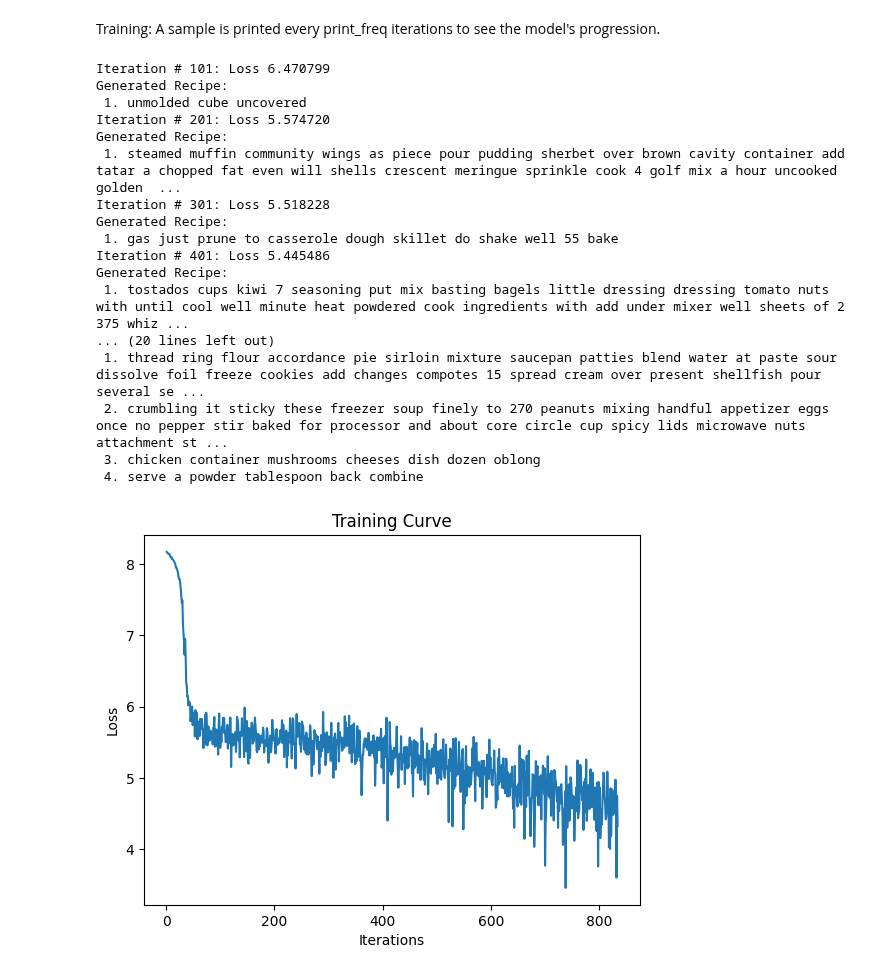
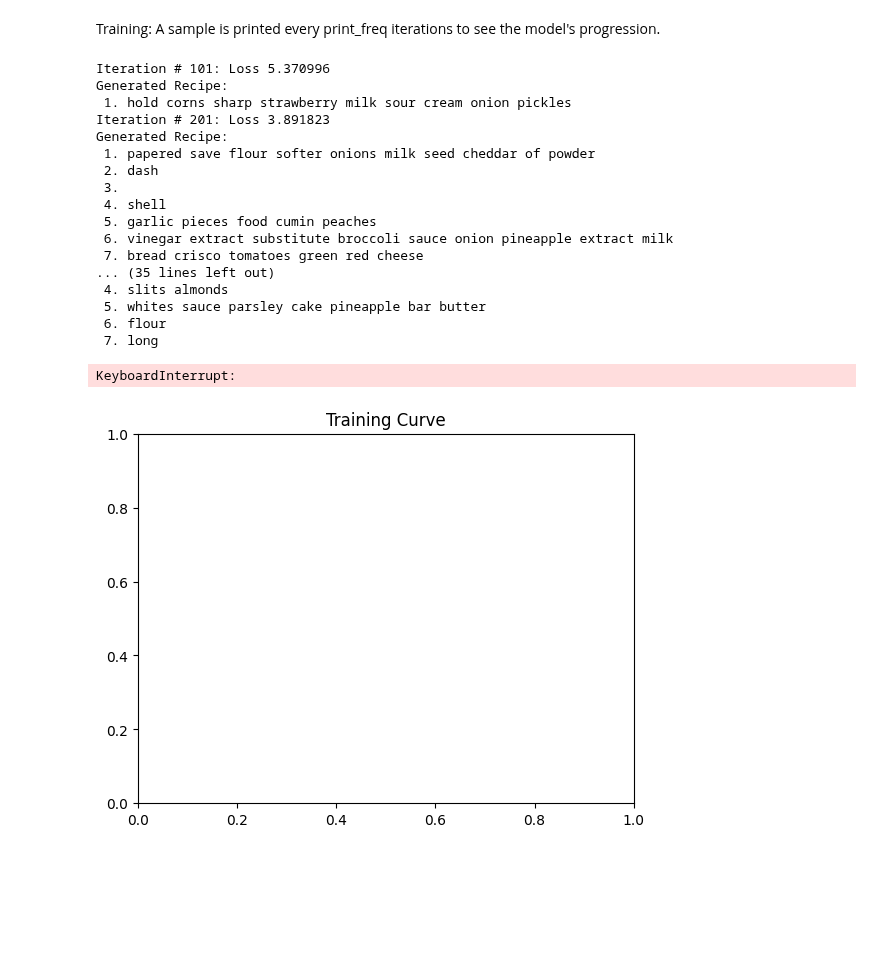
Before and after one commit to evan-ng/recipe, a Jupyter notebook: wordbaseline.ipynb, the cells around one changed output. Drawn from its saved outputs; the diff is of its cells as text; code cells hidden in the pictures; blank space fills up the shorter version.

Commit message:
Change word baseline to take ingredients as input

```diff
--- a/wordbaseline.ipynb
+++ b/wordbaseline.ipynb
@@ -46,6 +46,24 @@ baseline_vocab_itos = directions_field.vocab.itos
 baseline_vocab_size = len(directions_field.vocab.itos)
 print(baseline_vocab_size)
 print(directions_field.vocab.itos)
+
+# make data fields for ingredients
+ingredients_field = torchtext.data.Field(sequential=True,
+                                  tokenize=basic_english_normalize,
+                                  include_lengths=True,
+                                  batch_first=True,
+                                  use_vocab=True,
+                                  init_token="<BOS>",
+                                  eos_token="<EOS>")
+ing_fields = [('directions', None), ('ingredients', ingredients_field)]
+ingredients_data = torchtext.data.TabularDataset("./data/char_nlg_df.csv", "csv", ing_fields)
+ingredients_field.build_vocab(baseline_data)
+ingredients_field.vocab = torchtext.vocab.Vocab(directions_field.vocab.freqs, specials=['<unk>','<pad>', '<BOS>', '<EOS>', ';'])
+ingredients_vocab_stoi = ingredients_field.vocab.stoi
+ingredients_vocab_itos = ingredients_field.vocab.itos
+ingredients_vocab_size = len(ingredients_field.vocab.itos)
+print(ingredients_vocab_size)
+print(ingredients_field.vocab.itos)
 # %% [output]
 3502
 ['<unk>', '<pad>', '<BOS>', '<EOS>', ';', 'and', 'in', 'to', 'add', 'with', 'minutes', 'until', 'a', 'mix', 'for', '1', 'the', 'bake', 'at', 'of', 'into', '2', 'on', 'ingredients', 'sugar', 'over', 'o ...
@@ -116,59 +136,65 @@ def train_baseline(model, data, batch_size=1, num_epochs=1, lr=1e-3, print_freq=
     optimizer = torch.optim.Adam(model.parameters(), lr=lr)
     criterion = nn.CrossEntropyLoss()
     iter = 0
-    data_iter = torchtext.data.BucketIterator(data, batch_size=batch_size, sort_key=lambda x: len(x.directions), sort_within_batch=True)
+    #data_iter = torchtext.data.BucketIterator(data, batch_size=batch_size, sort_key=lambda x: len(x.directions), sort_within_batch=True)
+    data_iter = torchtext.data.BucketIterator(data, batch_size=batch_size, sort_key=lambda x: len(x.ingredients), sort_within_batch=True)
     losses, iterations = [],[]
 
     for e in range(num_epochs):
         avg_loss = 0
         min_loss = float('inf')
-        for (directions, lengths), ingredients in data_iter:
-            target = directions[:, 1:]
-            inp = directions[:, :-1]
+        # for (directions, lengths), ingredients in data_iter:
+            #target = directions[:, 1:]
+            #inp = directions[:, :-1]
+        for (ingredients, lengths), directions in data_iter:
+            target = ingredients[:, 1:]
+            inp = ingredients[:, :-1]
 
             optimizer.zero_grad()
 
             output, _ = model(inp)
             loss = criterion(output.reshape(-1, baseline_vocab_size), target.reshape(-1))
 
             loss.backward()
             optimizer.step()
 
             avg_loss += loss
             iter += 1
             losses.append(float(loss))
             iterations.append(iter)
 
             if iter % print_freq == 0:
                   print("Iteration # %d: Loss %f" % (iter+1, float(avg_loss/print_freq)))
                   print("Generated Recipe: \n 1. " + sample_sequence(model, 1000, 1.5))
                   avg_loss = 0
 
 
     plt.title("Training Curve")
     plt.plot(iterations, losses, label = "Training")
     plt.xlabel("Iterations")
     plt.ylabel("Loss")
     plt.show()
 
 baseline_model = RNNRecipeGenerator(baseline_vocab_size, 64, n_layers=1)
-train_baseline(baseline_model, baseline_data, batch_size=12, num_epochs=2, lr=1e-3, print_freq=100)
+#train_baseline(baseline_model, baseline_data, batch_size=12, num_epochs=2, lr=1e-3, print_freq=100)
+train_baseline(baseline_model, ingredients_data, batch_size=12, num_epochs=2, lr=1e-3, print_freq=100)
 # %% [output]
-Iteration # 101: Loss 6.470799
+Iteration # 101: Loss 5.370996
 Generated Recipe:
- 1. unmolded cube uncovered
-Iteration # 201: Loss 5.574720
+ 1. hold corns sharp strawberry milk sour cream onion pickles
+Iteration # 201: Loss 3.891823
 Generated Recipe:
- 1. steamed muffin community wings as piece pour pudding sherbet over brown cavity container add tatar a chopped fat even will shells crescent meringue sprinkle cook 4 golf mix a hour uncooked golden  ...
-Iteration # 301: Loss 5.518228
-Generated Recipe:
- 1. gas just prune to casserole dough skillet do shake well 55 bake
-Iteration # 401: Loss 5.445486
-Generated Recipe:
- 1. tostados cups kiwi 7 seasoning put mix basting bagels little dressing dressing tomato nuts with until cool well minute heat powdered cook ingredients with add under mixer well sheets of 2 375 whiz ...
-... (20 lines left out)
- 1. thread ring flour accordance pie sirloin mixture saucepan patties blend water at paste sour dissolve foil freeze cookies add changes compotes 15 spread cream over present shellfish pour several se ...
- 2. crumbling it sticky these freezer soup finely to 270 peanuts mixing handful appetizer eggs once no pepper stir baked for processor and about core circle cup spicy lids microwave nuts attachment st ...
- 3. chicken container mushrooms cheeses dish dozen oblong
- 4. serve a powder tablespoon back combine
+ 1. papered save flour softer onions milk seed cheddar of powder
+ 2. dash
+ 3.
+ 4. shell
+ 5. garlic pieces food cumin peaches
+ 6. vinegar extract substitute broccoli sauce onion pineapple extract milk
+ 7. bread crisco tomatoes green red cheese
+... (35 lines left out)
+ 4. slits almonds
+ 5. whites sauce parsley cake pineapple bar butter
+ 6. flour
+ 7. long
+KeyboardInterrupt:
-[figure, old version]
+[figure, new version]
```
Also changed, not shown: parts of 1 cell of this notebook.
